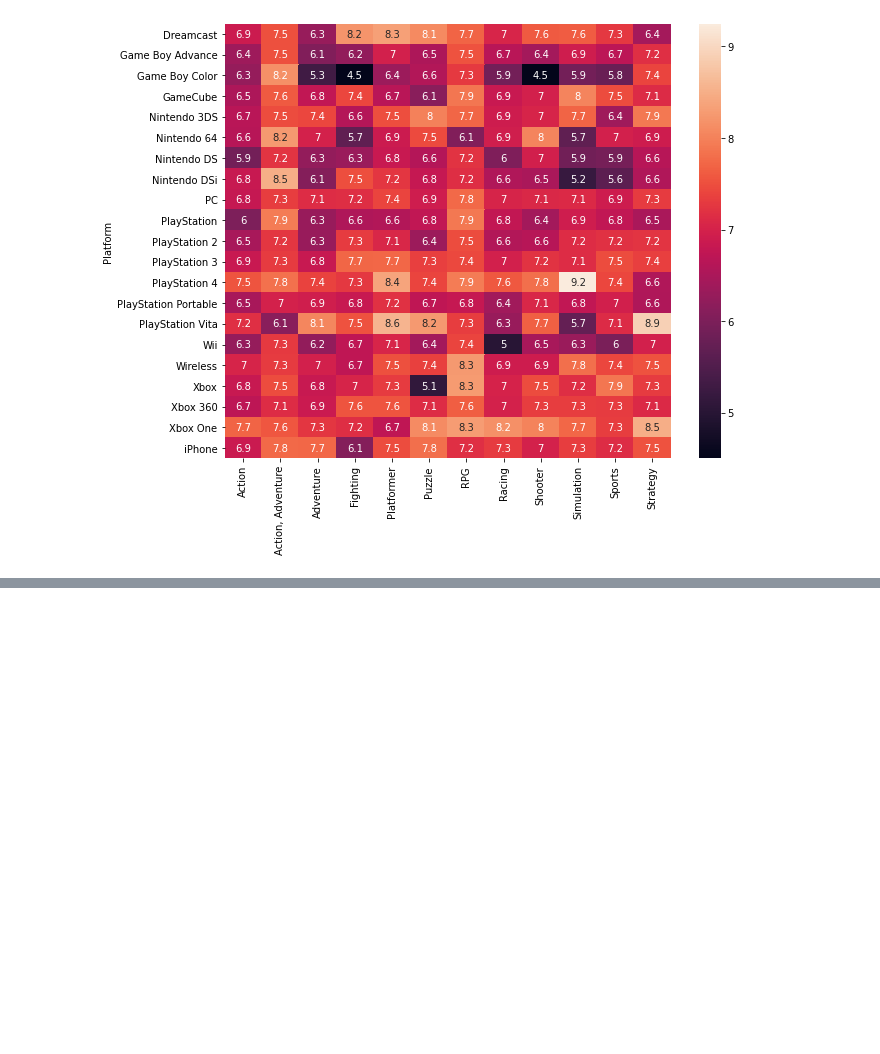
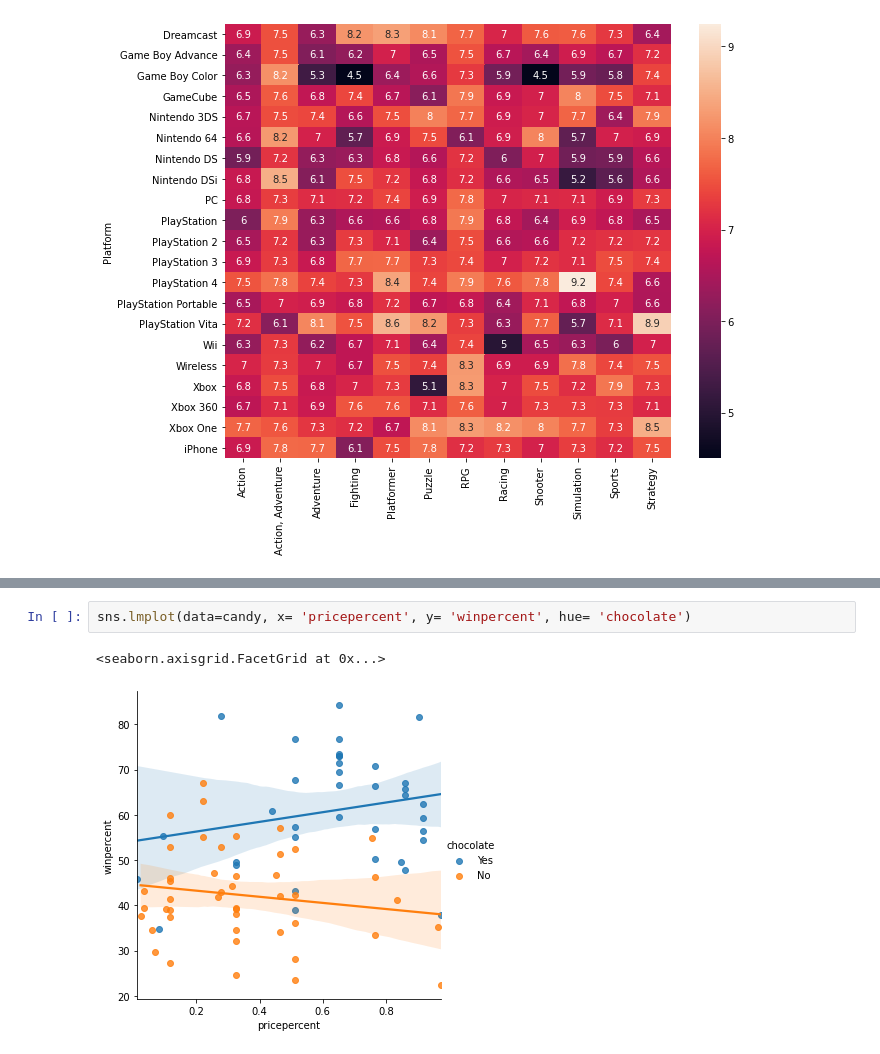
Before and after one commit to imeugeneco/kaggle-struggle, a Jupyter notebook: @kaggle-courses/Data-Visualization.ipynb, the cells around one changed output, grey strips where cells are left out. Saved outputs shown, nothing was run; the diff lists cells and outputs as text; blank space fills up the shorter version.

```diff
--- a/@kaggle-courses/Data-Visualization.ipynb
+++ b/@kaggle-courses/Data-Visualization.ipynb
@@ -97,0 +153,5 @@ sns.heatmap(data=ign, annot=True)
+# %%
+sns.lmplot(data=candy, x= 'pricepercent', y= 'winpercent', hue= 'chocolate')
+# %% [output]
+<seaborn.axisgrid.FacetGrid at 0x...>
+[figure, added]
```
Also changed, not shown: parts of 10 cells of this notebook.
